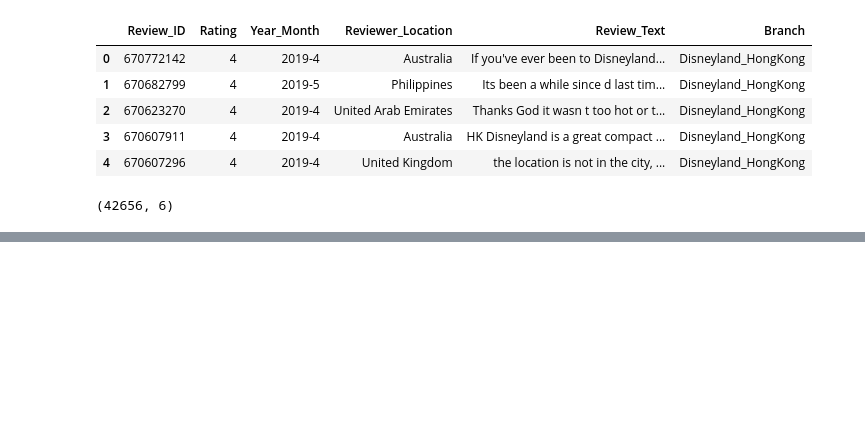
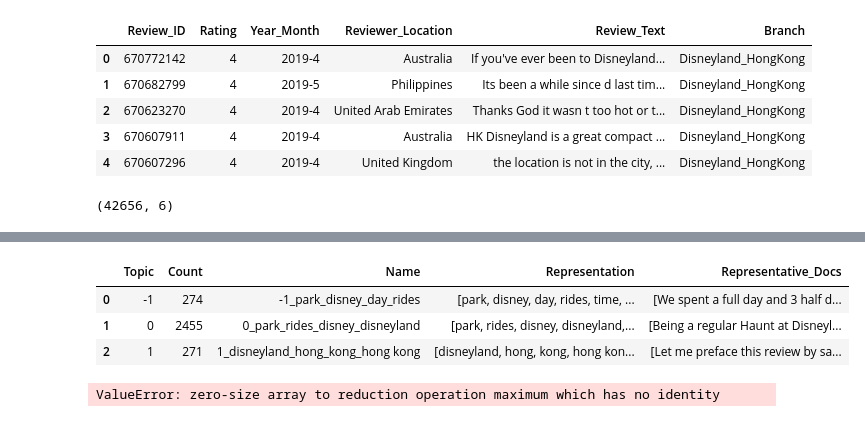
Before and after one commit to liaohan618/Disneyland_Language_Model, a Jupyter notebook: NLP_Sentiment_Analysis.ipynb, the cells around one changed output, grey strips where cells are left out. Cells and saved outputs as stored; diff of their text form; code cells hidden in the pictures; blank space fills up the shorter version.

```diff
--- a/NLP_Sentiment_Analysis.ipynb
+++ b/NLP_Sentiment_Analysis.ipynb
@@ -34,0 +124,3 @@ df.shape
+# %%
+vectorizer = CountVectorizer(ngram_range = (1, 2), # compare 1-gram and 2-gram
+                             stop_words = 'english')
@@ -34,0 +133,16 @@ df.shape
+# %%
+# create instance of model
+topic_model = BERTopic(
+    umap_model = umap_model,
+    hdbscan_model = hdbscan_model,
+    embedding_model = embedding_model,
+    vectorizer_model = vectorizer,
+    language = 'english',
+    calculate_probabilities = True,
+    verbose = True
+)
+# %%
+sample_size = 3000
+sample_text = random.sample(X, sample_size)
+# %%
+topics, probs = topic_model.fit_transform(sample_text)
@@ -34,0 +156,11 @@ df.shape
+# %%
+topic_model.get_topic_info()
+# %% [output]
+|  | Topic | Count | Name | Representation | Representative_Docs |
+| 0 | -1 | 274 | -1_park_disney_day_rides | [park, disney, day, rides, time, ... | [We spent a full day and 3 half d... |
+| 1 | 0 | 2455 | 0_park_rides_disney_disneyland | [park, rides, disney, disneyland,... | [Being a regular Haunt at Disneyl... |
+| 2 | 1 | 271 | 1_disneyland_hong_kong_hong kong | [disneyland, hong, kong, hong kon... | [Let me preface this review by sa... |
+# %%
+topic_model.visualize_topics()
+# %% [output]
+ValueError: zero-size array to reduction operation maximum which has no identity
```
Also changed, not shown: parts of 20 cells of this notebook.
